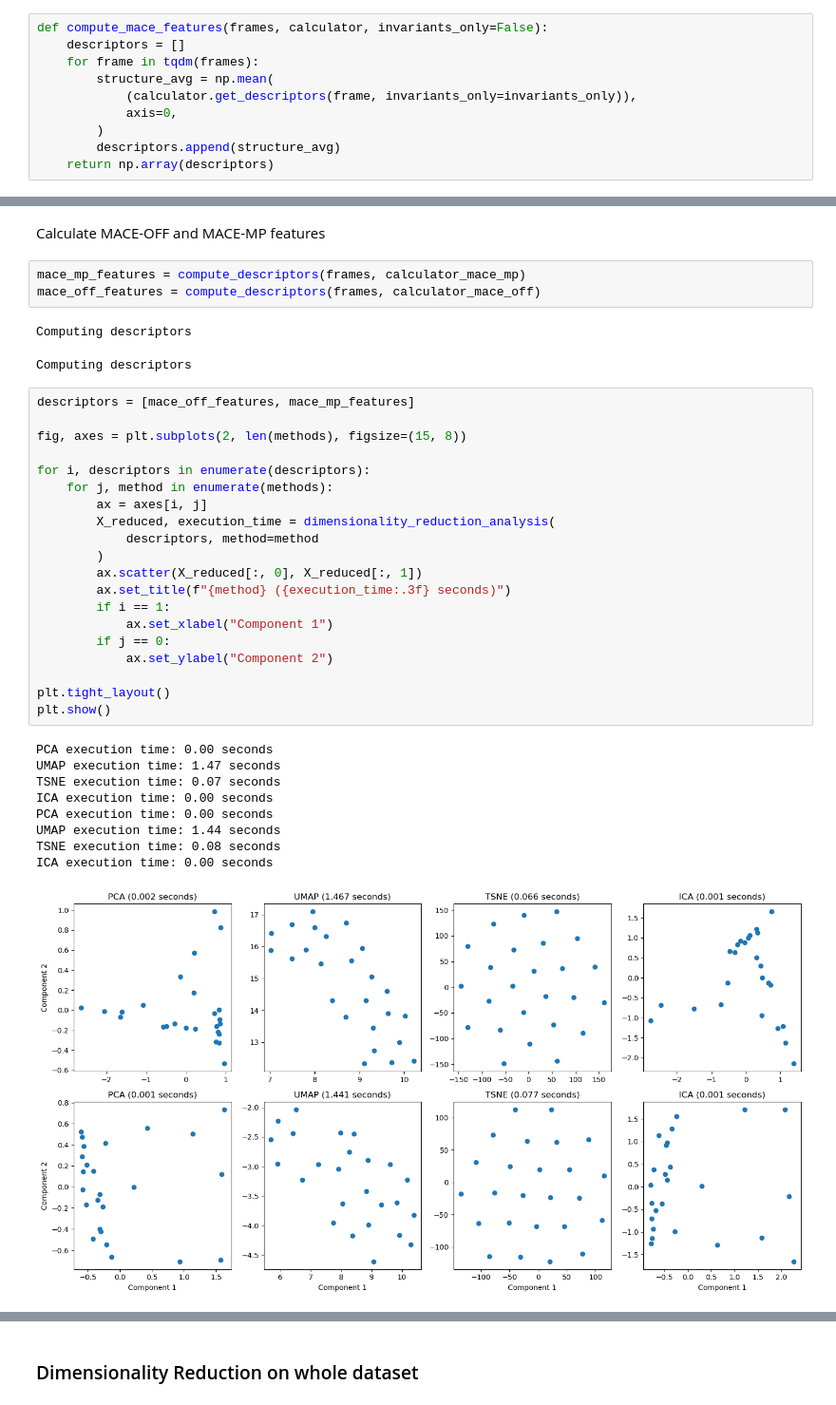
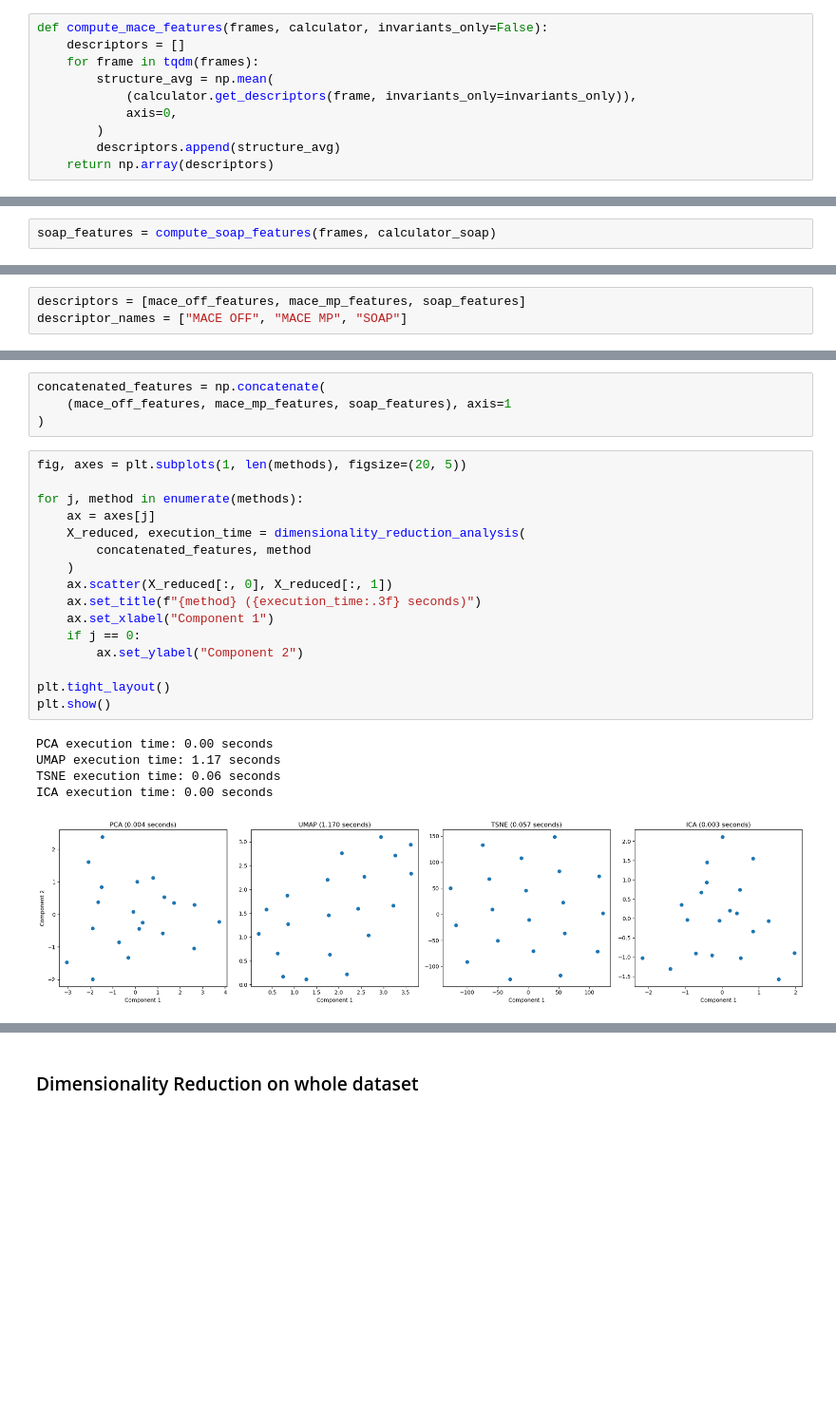
Before and after one commit to lab-cosmo/atomistic-cookbook, a Jupyter notebook: examples/chemiscope_auto/chemiscope_auto.ipynb, the cells around one changed output, grey strips where cells are left out. Shown at 95% size. Cells and saved outputs as stored; diff of their text form; blank space fills up the shorter version.

Commit message:
Add SOAP to the plots, add chemiscope.show with all properties, start the .py file

```diff
--- a/examples/chemiscope_auto/chemiscope_auto.ipynb
+++ b/examples/chemiscope_auto/chemiscope_auto.ipynb
@@ -47,0 +121,2 @@ def compute_descriptors(frames, calculator, invariants_only=False):
+# %%
+soap_features = compute_soap_features(frames, calculator_soap)
@@ -47,0 +125,3 @@ def compute_descriptors(frames, calculator, invariants_only=False):
+# %%
+descriptors = [mace_off_features, mace_mp_features, soap_features]
+descriptor_names = ["MACE OFF", "MACE MP", "SOAP"]
@@ -123,38 +175,26 @@ def dimensionality_reduction_analysis(descriptors, method="PCA", use_gpu=False):
-# %% [markdown]
-Calculate MACE-OFF and MACE-MP features
-# %%
-mace_mp_features = compute_descriptors(frames, calculator_mace_mp)
-mace_off_features = compute_descriptors(frames, calculator_mace_off)
-# %% [output]
-Computing descriptors
-Computing descriptors
+# %%
+concatenated_features = np.concatenate(
+    (mace_off_features, mace_mp_features, soap_features), axis=1
+)
 # %%
-descriptors = [mace_off_features, mace_mp_features]
+fig, axes = plt.subplots(1, len(methods), figsize=(20, 5))
 
-fig, axes = plt.subplots(2, len(methods), figsize=(15, 8))
-
-for i, descriptors in enumerate(descriptors):
-    for j, method in enumerate(methods):
-        ax = axes[i, j]
-        X_reduced, execution_time = dimensionality_reduction_analysis(
-            descriptors, method=method
-        )
-        ax.scatter(X_reduced[:, 0], X_reduced[:, 1])
-        ax.set_title(f"{method} ({execution_time:.3f} seconds)")
-        if i == 1:
-            ax.set_xlabel("Component 1")
-        if j == 0:
-            ax.set_ylabel("Component 2")
+for j, method in enumerate(methods):
+    ax = axes[j]
+    X_reduced, execution_time = dimensionality_reduction_analysis(
+        concatenated_features, method
+    )
+    ax.scatter(X_reduced[:, 0], X_reduced[:, 1])
+    ax.set_title(f"{method} ({execution_time:.3f} seconds)")
+    ax.set_xlabel("Component 1")
+    if j == 0:
+        ax.set_ylabel("Component 2")
 
 plt.tight_layout()
 plt.show()
 # %% [output]
 PCA execution time: 0.00 seconds
-UMAP execution time: 1.47 seconds
-TSNE execution time: 0.07 seconds
+UMAP execution time: 1.17 seconds
+TSNE execution time: 0.06 seconds
 ICA execution time: 0.00 seconds
-PCA execution time: 0.00 seconds
-UMAP execution time: 1.44 seconds
-TSNE execution time: 0.08 seconds
-ICA execution time: 0.00 seconds
-[figure, old version]
+[figure, new version]
```
Also changed, not shown: parts of 59 cells of this notebook, 14 other files.
